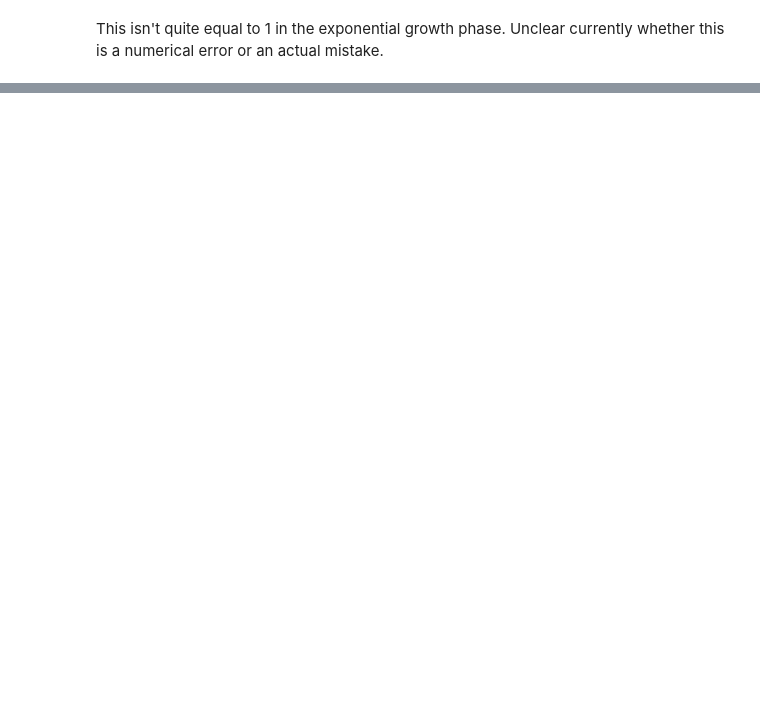
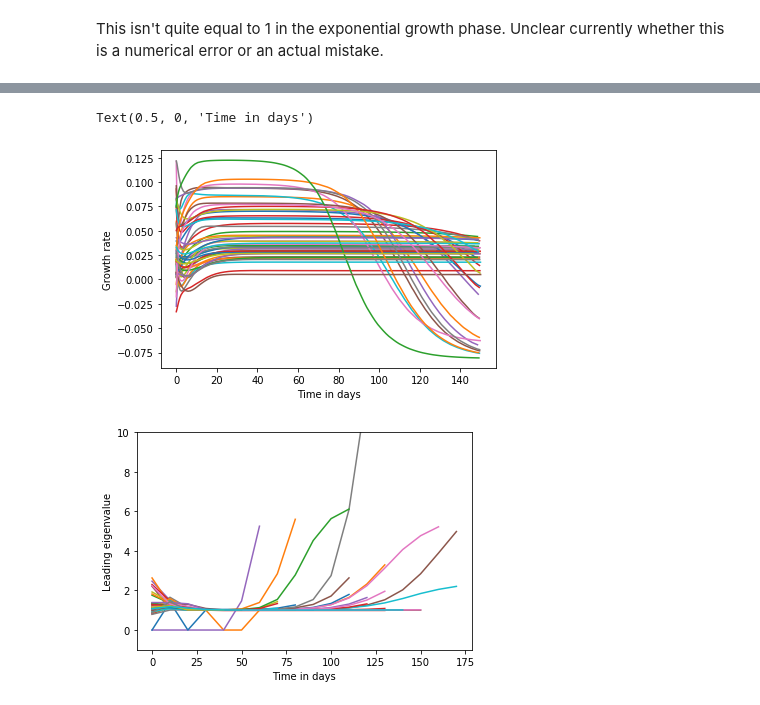
Before and after one commit to JBHilton/covid-19-in-households-public, a Jupyter notebook: tutorials/euler-lotka-estimation.ipynb, the cells around one changed output, grey strips where cells are left out. Cells and saved outputs as stored; diff of their text form; code cells hidden in the pictures; blank space fills up the shorter version.

```diff
--- a/tutorials/euler-lotka-estimation.ipynb
+++ b/tutorials/euler-lotka-estimation.ipynb
@@ -251,0 +405,23 @@ This isn't quite equal to 1 in the exponential growth phase. Unclear currently w
+# %%
+no_samples = 50
+
+r_range_list = []
+time_list = []
+eval_range_list = []
+
+start_time = get_time()
+for i in range(no_samples):
+    spec = draw_random_specs(SPEC)
+    r_now, t_now, evals_now = get_r_time_series_and_evals(spec)
+    r_range_list.append(r_now)
+    time_list.append(t_now)
+    eval_range_list.append(evals_now)
+    time_now = get_time()
+    print(i,
+          'of',
+          no_samples,
+          'calculations completed',
+          time_now-start_time,
+          'seconds elapsed,estimated',
+         (no_samples-(i+1))*(time_now-start_time)/(i+1),
+         'seconds remaining.')
@@ -251,0 +442,19 @@ This isn't quite equal to 1 in the exponential growth phase. Unclear currently w
+# %%
+fig, ax = subplots(1)
+
+for i in range(no_samples):
+    ax.plot(time_list[i][:-1], r_range_list[i])
+ax.set_ylabel('Growth rate')
+ax.set_xlabel('Time in days')
+
+fig, ax = subplots(1)
+
+for i in range(no_samples):
+    ax.plot(10*arange(len(eval_range_list[i])), eval_range_list[i])
+ax.set_ylim([-1,10])
+ax.set_ylabel('Leading eigenvalue')
+ax.set_xlabel('Time in days')
+# %% [output]
+Text(0.5, 0, 'Time in days')
+[figure, added]
+[figure, added]
```
Also changed, not shown: parts of 32 cells of this notebook.
